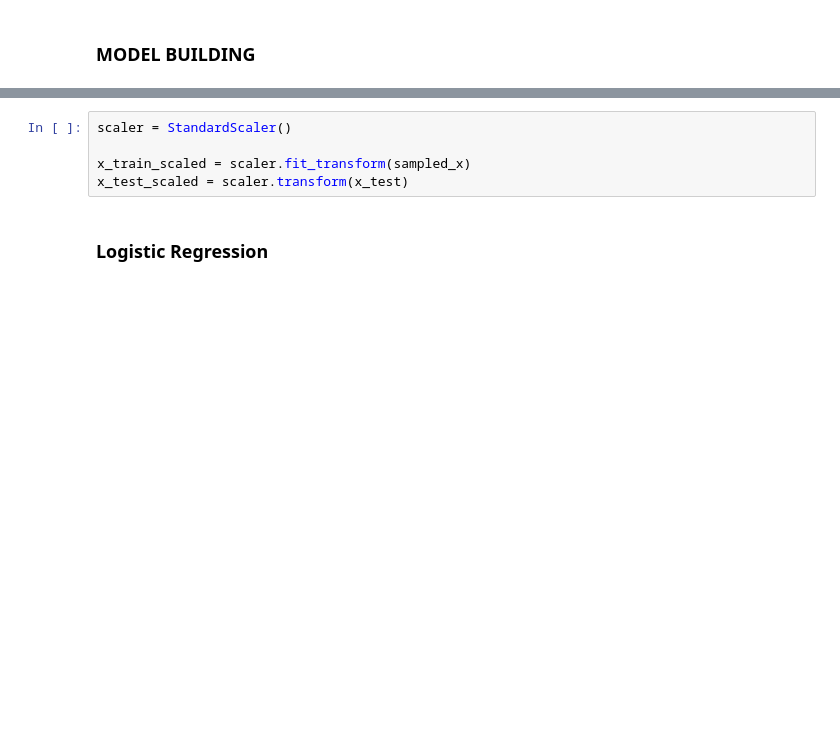
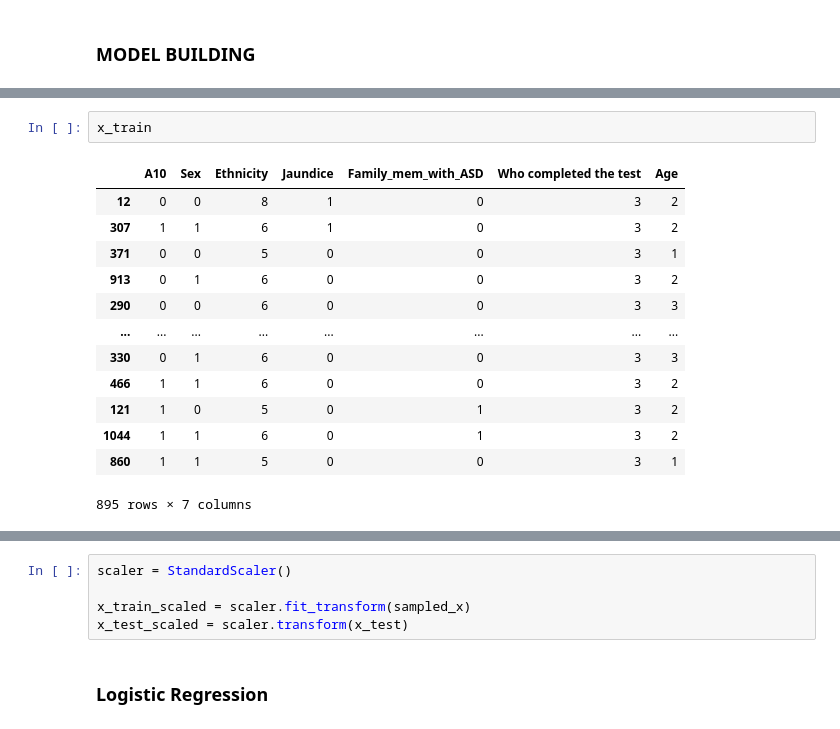
Before and after one commit to ChibuikeOnuba/AUTISM-DIAGNOSIS-PREDICTION-IN-TODDLERS, a Jupyter notebook: model.ipynb, the cells around one changed output, grey strips where cells are left out. Drawn from its saved outputs; the diff is of its cells as text; blank space fills up the shorter version.

```diff
--- a/model.ipynb
+++ b/model.ipynb
@@ -349,0 +382,16 @@ The train dataset is imbalanced with the 0 value being the minority class. The d
+# %%
+x_train
+# %% [output]
+|  | A10 | Sex | Ethnicity | Jaundice | Family_mem_with_ASD | Who completed the test | Age |
+| 12 | 0 | 0 | 8 | 1 | 0 | 3 | 2 |
+| 307 | 1 | 1 | 6 | 1 | 0 | 3 | 2 |
+| 371 | 0 | 0 | 5 | 0 | 0 | 3 | 1 |
+| 913 | 0 | 1 | 6 | 0 | 0 | 3 | 2 |
+| 290 | 0 | 0 | 6 | 0 | 0 | 3 | 3 |
+| ... | ... | ... | ... | ... | ... | ... | ... |
+| 330 | 0 | 1 | 6 | 0 | 0 | 3 | 3 |
+| 466 | 1 | 1 | 6 | 0 | 0 | 3 | 2 |
+| 121 | 1 | 0 | 5 | 0 | 1 | 3 | 2 |
+| 1044 | 1 | 1 | 6 | 0 | 1 | 3 | 2 |
+| 860 | 1 | 1 | 5 | 0 | 0 | 3 | 1 |
+895 rows × 7 columns
```
Also changed, not shown: parts of 26 cells of this notebook.
